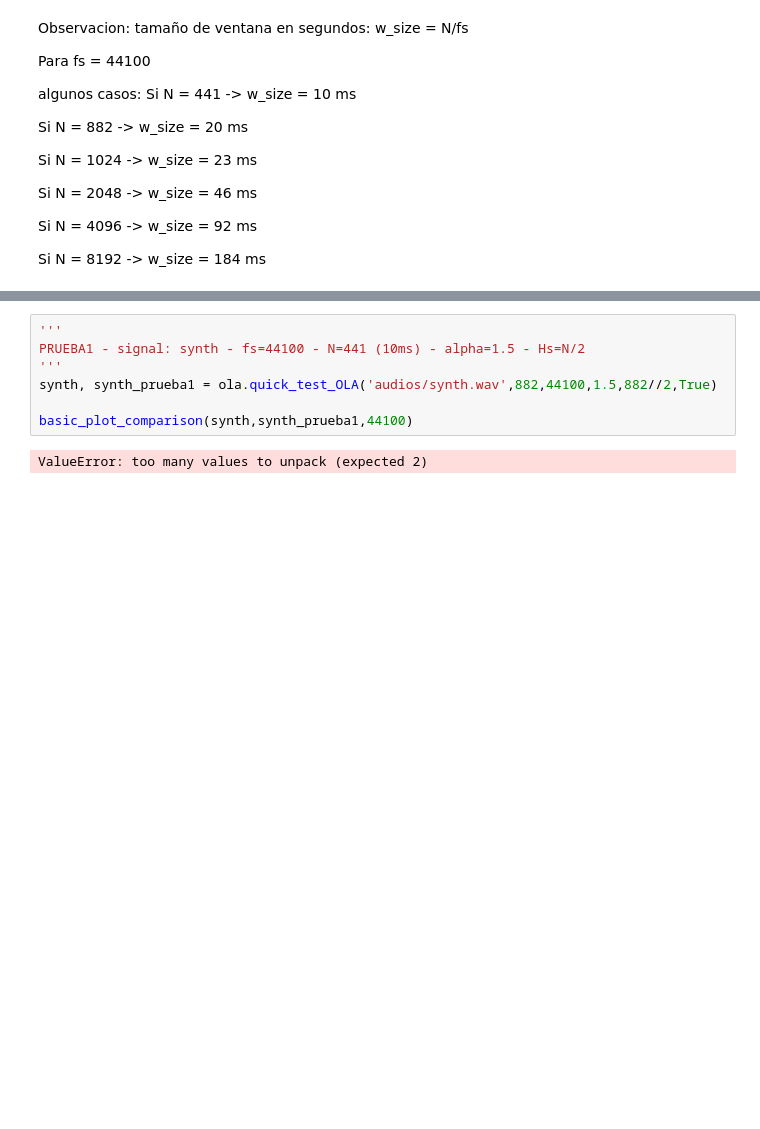
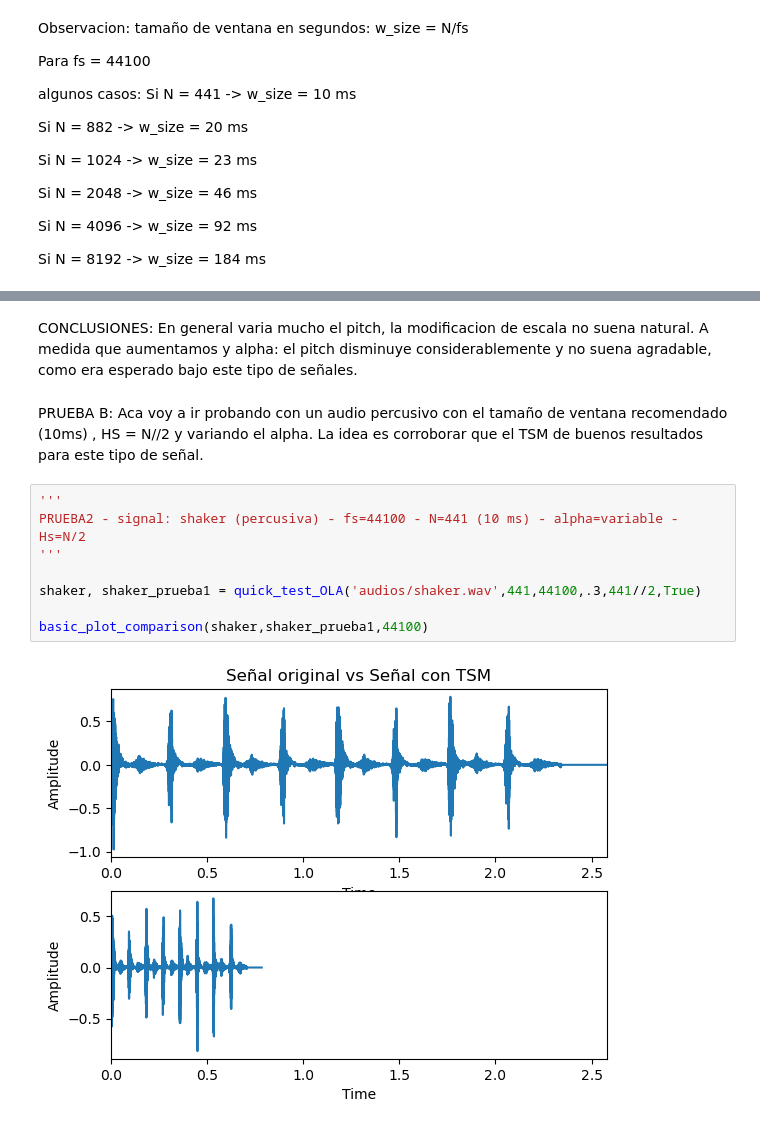
Before and after one commit to MatiasDiBernardo/TSM_Toolkit, a Jupyter notebook: OLA_tests.ipynb, the cells around one changed output, grey strips where cells are left out. Cells and saved outputs as stored; diff of their text form; blank space fills up the shorter version.

```diff
--- a/OLA_tests.ipynb
+++ b/OLA_tests.ipynb
@@ -47,9 +146,16 @@ Si N = 8192 -> w_size = 184 ms
+# %% [markdown]
+CONCLUSIONES:
+En general varia mucho el pitch, la modificacion de escala no suena natural.
+A medida que aumentamos y  alpha: el pitch disminuye considerablemente y no suena agradable, como era esperado bajo este tipo de señales.
+# %% [markdown]
+PRUEBA B: Aca voy a ir probando con un audio percusivo con el tamaño de ventana recomendado (10ms) , HS = N//2 y variando el alpha. La idea es corroborar que el TSM de buenos resultados para este tipo de señal.
 # %%
 '''
-PRUEBA1 - signal: synth - fs=44100 - N=441 (10ms) - alpha=1.5 - Hs=N/2
+PRUEBA2 - signal: shaker (percusiva) - fs=44100 - N=441 (10 ms) - alpha=variable - Hs=N/2
 '''
-synth, synth_prueba1 = ola.quick_test_OLA('audios/synth.wav',882,44100,1.5,882//2,True)
 
-basic_plot_comparison(synth,synth_prueba1,44100)
+shaker, shaker_prueba1 = quick_test_OLA('audios/shaker.wav',441,44100,.3,441//2,True)
+
+basic_plot_comparison(shaker,shaker_prueba1,44100)
 # %% [output]
-ValueError: too many values to unpack (expected 2)
+[figure, added]
```
Also changed, not shown: parts of 14 cells of this notebook.
